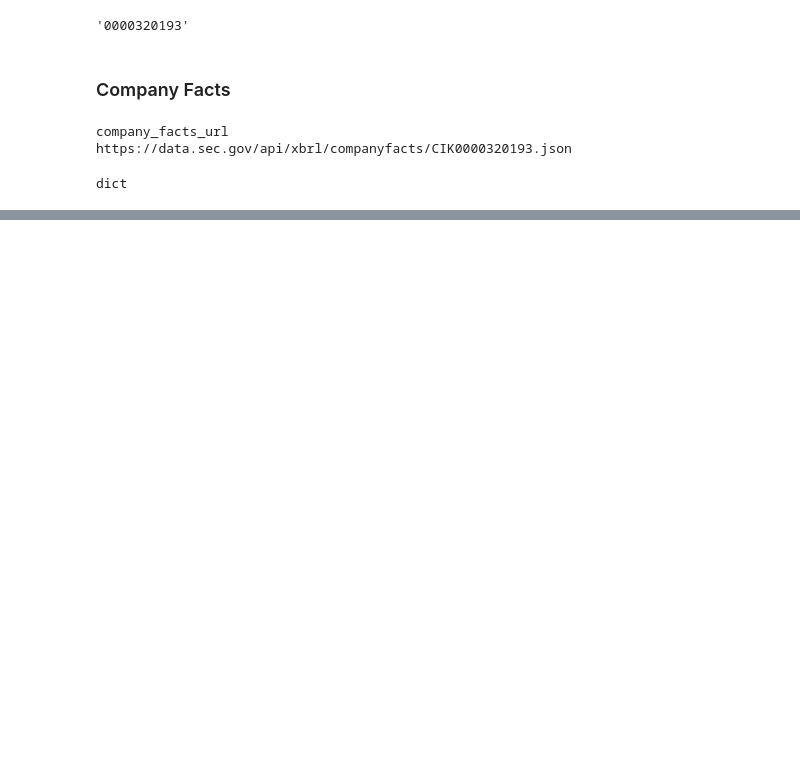
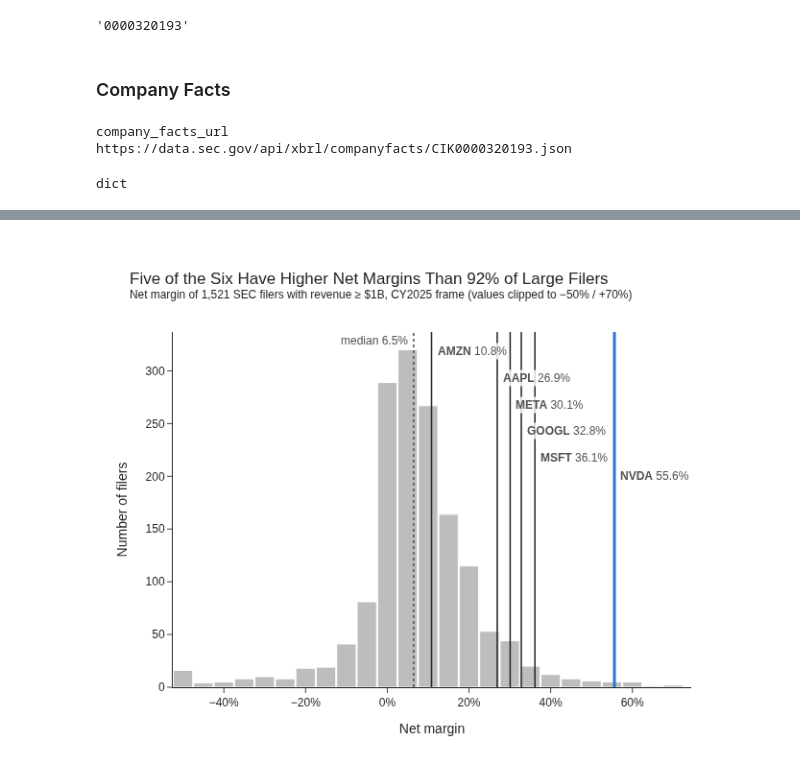
Before and after one commit to subwaymatch/analytics-case-development, a Jupyter notebook: edgar-api/edgar-api.ipynb, the cells around one changed output, grey strips where cells are left out. Cells and saved outputs as stored; diff of their text form; code cells hidden in the pictures; blank space fills up the shorter version.

```diff
--- a/edgar-api/edgar-api.ipynb
+++ b/edgar-api/edgar-api.ipynb
@@ -116,0 +1059,18 @@ dict
+# %%
+df_large = df_large.query('net_income <= revenue').copy()
+df_large['net_margin_pctile'] = df_large['net_margin'].rank(pct=True)
+df_large['rd_intensity_pctile'] = df_large['rd_intensity'].rank(pct=True)
+
+print(f'{len(df_large):,} filers with revenue >= $1B')
+print(f"share with a net loss: {(df_large['net_income'] < 0).mean():.1%}")
+print(f"median net margin: {df_large['net_margin'].median():.1%}")
+print(f"filers reporting a standard R&D concept: {df_large['rd_expense'].notna().sum():,}")
+print(f"median R&D intensity among them: {df_large['rd_intensity'].median():.1%}")
+
+ticker_by_cik = {int(cik): ticker for ticker, cik in df_companies['cik_str'].items()}
+
+df_big_tech = df_large.loc[df_large.index.isin(ticker_by_cik)].copy()
+df_big_tech.index = df_big_tech.index.map(ticker_by_cik)
+
+df_big_tech[['net_margin', 'net_margin_pctile', 'rd_intensity', 'rd_intensity_pctile']] \
+    .mul(100).round(1).sort_values('net_margin', ascending=False)
@@ -116,0 +1091,41 @@ dict
+# %%
+df_hist = df_large.assign(net_margin_clipped=df_large['net_margin'].clip(-0.5, 0.7))
+median_margin = df_large['net_margin'].median()
+
+fig = px.histogram(
+    df_hist,
+    x='net_margin_clipped',
+    nbins=60,
+    height=550,
+    color_discrete_sequence=[CONTEXT_GRAY],
+    title=f'Five of the Six Have Higher Net Margins Than 92% of Large Filers<br>'
+          f'<sup>Net margin of {len(df_large):,} SEC filers with revenue ≥ $1B, {FRAME_PERIOD} frame '
+          f'(values clipped to −50% / +70%)</sup>',
+    labels={'net_margin_clipped': 'Net margin', 'count': 'Number of filers'},
+)
+fig.update_traces(marker_line_width=1, marker_line_color='white')
+
+fig.add_vline(x=median_margin, line_dash='dot', line_color=INK, line_width=1.5, opacity=1)
+fig.add_annotation(
+    x=median_margin, y=1, yref='paper', text=f'median {median_margin:.1%}',
+    xanchor='right', xshift=-4, yanchor='top', showarrow=False, font_color=INK,
+)
+
+# one label row per company so that the closely spaced margins don't overlap
+label_rows = df_big_tech.sort_values('net_margin')
+for i, (ticker, row) in enumerate(label_rows.iterrows()):
+    color = ACCENT if ticker == 'NVDA' else '#222222'
+    fig.add_vline(x=row['net_margin'], line_color=color, line_width=3 if ticker == 'NVDA' else 1.5, opacity=1)
+    fig.add_annotation(
+        x=row['net_margin'], y=0.97 - 0.075 * i, yref='paper',
+        text=f"<b>{ticker}</b> {row['net_margin']:.1%}",
+        xanchor='left', xshift=4, showarrow=False, font_color=INK, bgcolor='rgba(255,255,255,0.8)',
+    )
+
+fig.update_xaxes(tickformat='.0%')
+fig.update_yaxes(title='Number of filers')
+fig.update_layout(bargap=0.05)
+
+fig.show()
+# %% [output]
+[figure, added]
```
Also changed, not shown: parts of 86 cells of this notebook, 7 other files.
